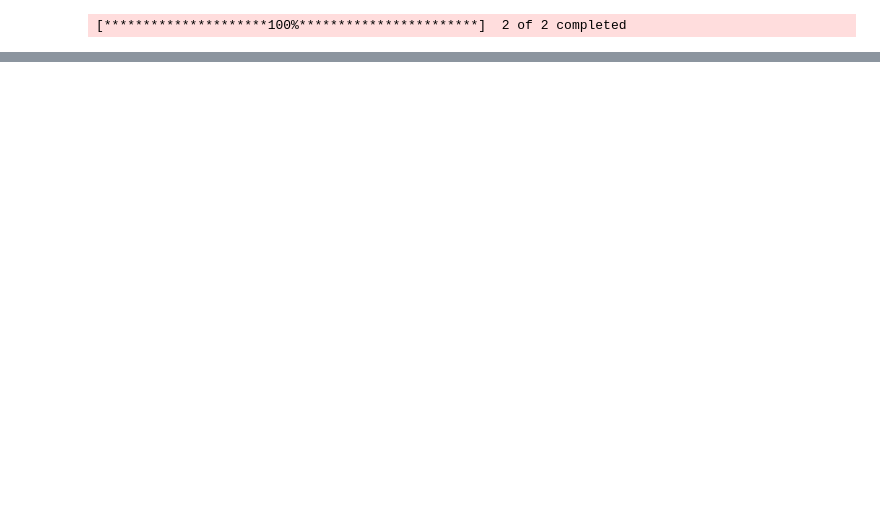
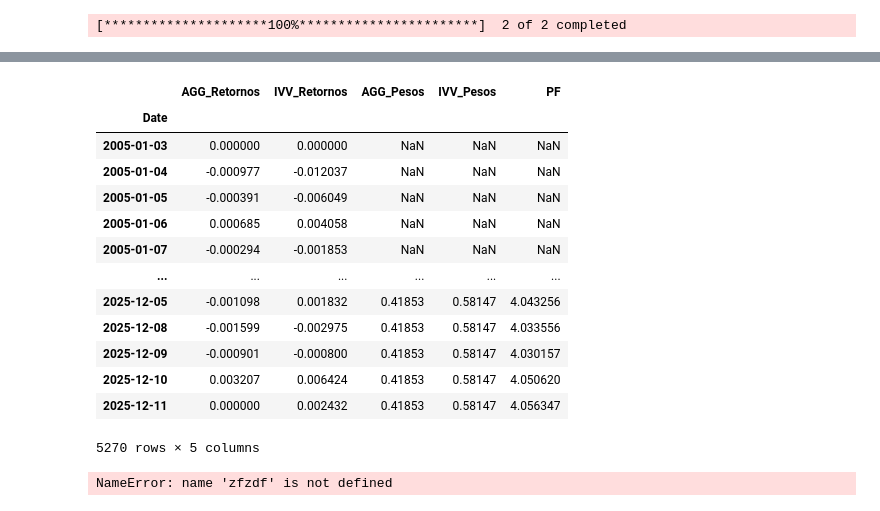
Before and after one commit to Edu-Moreira/Estudos-de-Python, a Jupyter notebook: OtimizacaoComparada.ipynb, the cells around one changed output, grey strips where cells are left out. Saved outputs shown, nothing was run; the diff lists cells and outputs as text; code cells hidden in the pictures; blank space fills up the shorter version.

```diff
--- a/OtimizacaoComparada.ipynb
+++ b/OtimizacaoComparada.ipynb
@@ -378,0 +305,21 @@ The risk_free_rate provided to portfolio_performance is different to the one use
+# %%
+df_merged_target
+# %% [output]
+|  | AGG_Retornos | IVV_Retornos | AGG_Pesos | IVV_Pesos | PF |
+| Date |  |  |  |  |  |
+| 2005-01-03 | 0.000000 | 0.000000 | NaN | NaN | NaN |
+| 2005-01-04 | -0.000977 | -0.012037 | NaN | NaN | NaN |
+| 2005-01-05 | -0.000391 | -0.006049 | NaN | NaN | NaN |
+| 2005-01-06 | 0.000685 | 0.004058 | NaN | NaN | NaN |
+| 2005-01-07 | -0.000294 | -0.001853 | NaN | NaN | NaN |
+| ... | ... | ... | ... | ... | ... |
+| 2025-12-05 | -0.001098 | 0.001832 | 0.41853 | 0.58147 | 4.043256 |
+| 2025-12-08 | -0.001599 | -0.002975 | 0.41853 | 0.58147 | 4.033556 |
+| 2025-12-09 | -0.000901 | -0.000800 | 0.41853 | 0.58147 | 4.030157 |
+| 2025-12-10 | 0.003207 | 0.006424 | 0.41853 | 0.58147 | 4.050620 |
+| 2025-12-11 | 0.000000 | 0.002432 | 0.41853 | 0.58147 | 4.056347 |
+5270 rows × 5 columns
+# %%
+zfzdf
+# %% [output]
+NameError: name 'zfzdf' is not defined
```
Also changed, not shown: parts of 11 cells of this notebook.
